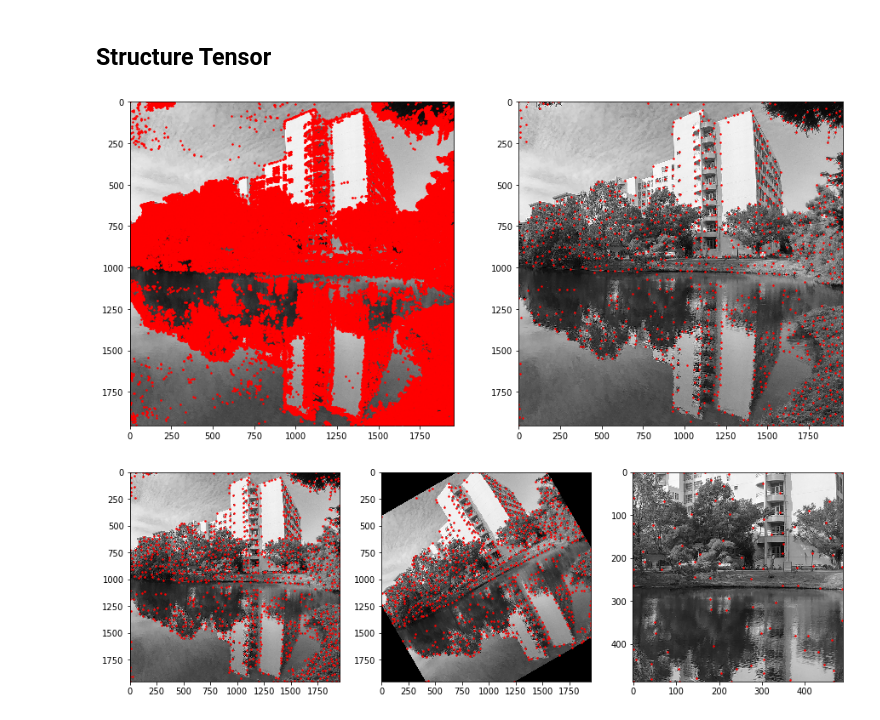
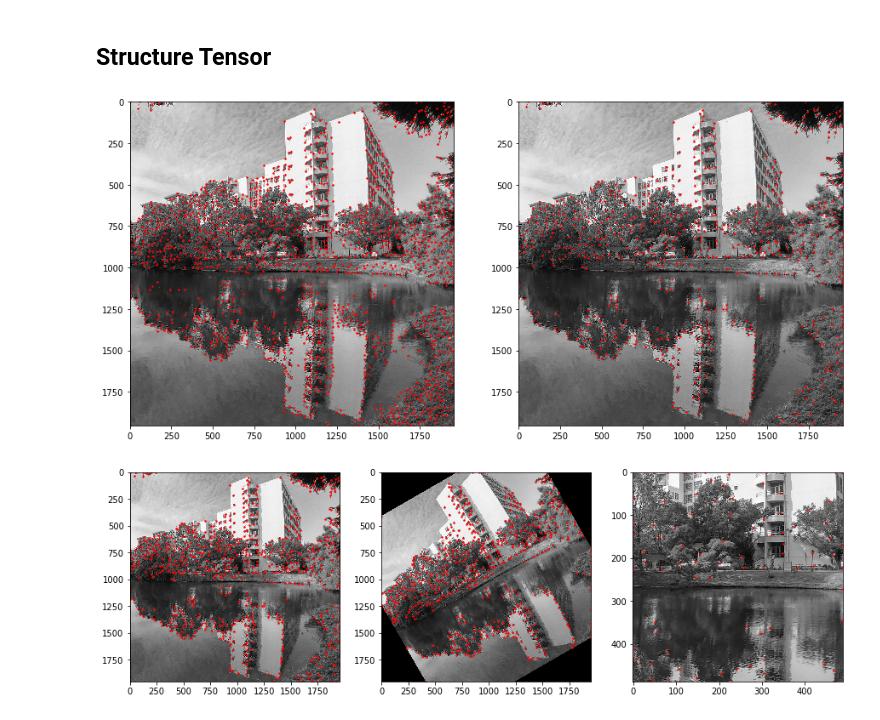
Before and after one commit to kimbochen/cv_course, a Jupyter notebook: Homework1/hw1_1/hw1-1.ipynb, the cells around one changed output. Drawn from its saved outputs; the diff is of its cells as text; code cells hidden in the pictures.

Commit message:
Rewritten Sobel operator and tweaked NMS threshold.

```diff
--- a/Homework1/hw1_1/hw1-1.ipynb
+++ b/Homework1/hw1_1/hw1-1.ipynb
@@ -66,21 +66,21 @@ plt.show()
 # %%
 def sobel_operator(img):
     '''Performs Sobel operator on given image and returns x and y component of gradients.'''
-    m, n = img.shape
-    avg = np.array([1, 2, 1])
-    diff = np.array([-1, 0, 1])
-
-    gx = np.zeros((m, n))
-    gy = np.zeros((m, n))
+    # Initialize kernels
+    kernel_x = np.float32([
+        [-1, 0, 1],
+        [-2, 0, 2],
+        [-1, 0, 1]
+    ]) / 8.0
+    kernel_y = np.float32([
+        [-1, -2, -1],
+        [0, 0, 0],
+        [1, 2, 1]
+    ]) / 8.0
 
     # Perform convolution
-    for i in range(m):
-        gx[i,:] = np.convolve(img[i,:], diff, mode='same')
-        gy[i,:] = np.convolve(img[i,:], avg, mode='same')
-
-    for i in range(n):
-        gx[:,i] = np.convolve(gx[:,i], avg, mode='same')
-        gy[:,i] = np.convolve(gy[:,i], diff, mode='same')
+    gx = sig.convolve2d(img, kernel_x, mode='same')
+    gy = sig.convolve2d(img, kernel_y, mode='same')
 
     return gx, gy
 # %%
@@ -127,11 +127,7 @@ plt.show()
 def structure_tensor(img, size):
     '''Returns the structure tensor for the given image.'''
     # Sobel operator
-    kernel_x = np.array([[-1, 0, 1],[-2, 0, 2],[-1, 0, 1]])
-    kernel_y = np.array([[-1, -2, -1], [0, 0, 0], [1, 2, 1]])
-
-    gx = sig.convolve2d(img, kernel_x, mode='same')
-    gy = sig.convolve2d(img, kernel_y, mode='same')
+    gx, gy = sobel_operator(img)
 
     # Compute structure tensor using Gaussian smooth
     Ixx = gaussian_smooth(gx * gx, size, 5)
@@ -159,8 +155,8 @@ def nms(img, size, ax):
     R = det - kappa * trc * trc
 
     # Non-Maximum suppression
-    threshold = (R > 2e-4)
-    local_max = (np.abs(R - ndi.maximum_filter(R, size=size)) < 1e-8)
+    threshold = (R > 5e-6)
+    local_max = (np.abs(R - ndi.maximum_filter(R, size=30)) < 1e-14)
     mask = (threshold & local_max)
 
     r, c = np.nonzero(mask)
@@ -171,15 +167,15 @@ def nms(img, size, ax):
 # %%
 fig, ax = plt.subplots(1, 2, figsize=(15, 15))
 
 # Non-Maximum Suppression with window size = 3
-r1 = nms(img, 3, ax[0])
+nms(img, 3, ax[0])
 
 # Non-Maximum Suppression with window size = 30
-r2 = nms(img, 30, ax[1])
+nms(img, 30, ax[1])
 
 plt.show()
 # %% [output]
-[figure, old version]
+[figure, new version]
 # %%
 fig, ax = plt.subplots(1, 3, figsize=(15, 15))
 
@@ -195,4 +191,4 @@ nms(rsc[qm:3 * qm, qn:3 * qn], 30, ax[2])
 
 plt.show()
 # %% [output]
-[figure, old version]
+[figure, new version]
```
